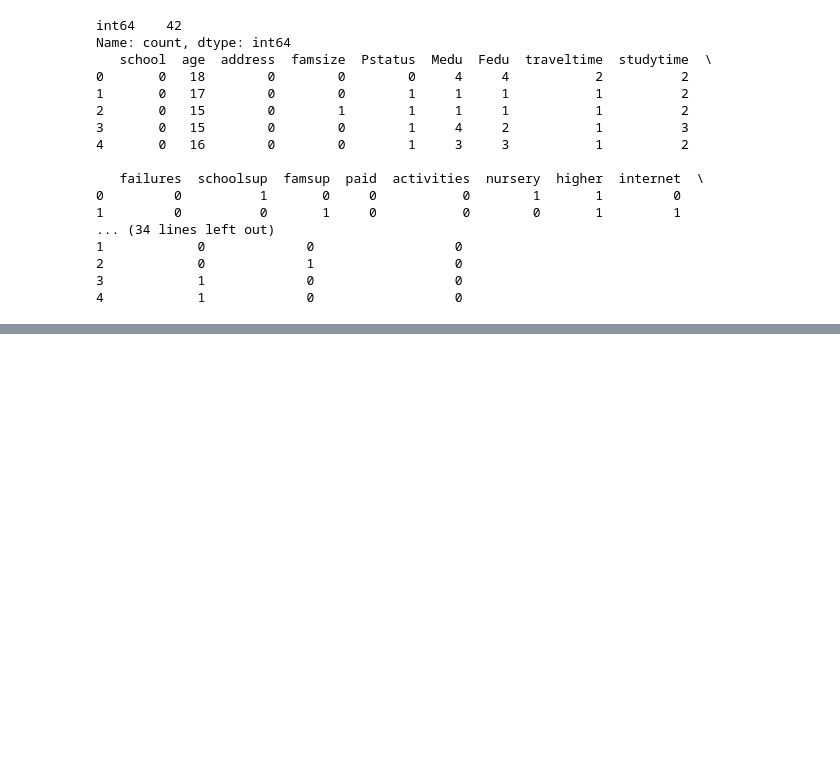
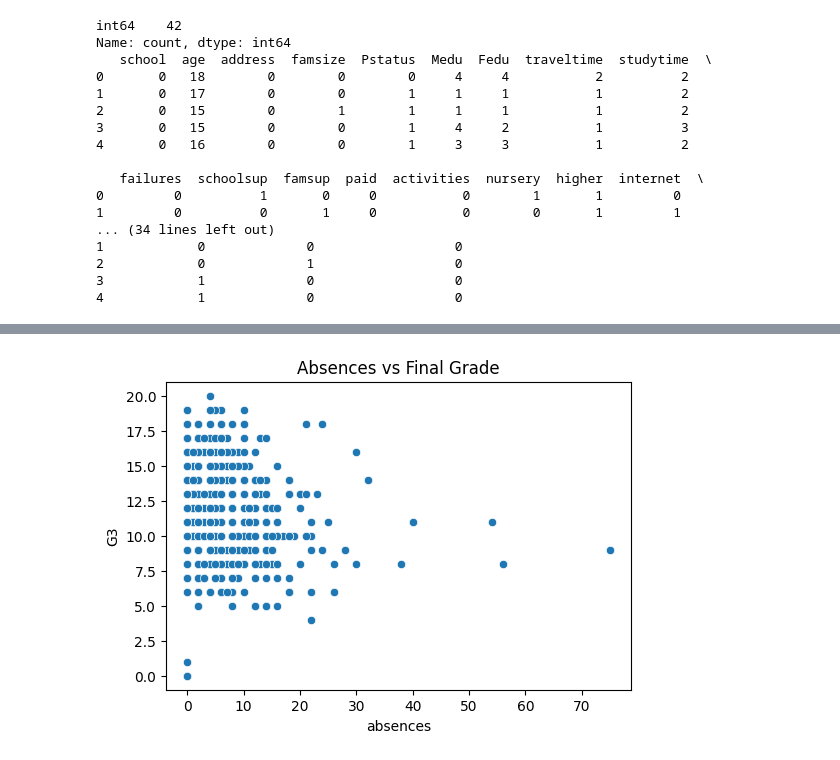
Before and after one commit to intuition-explorer/ML-Algorithms, a Jupyter notebook: perf_portmath_EDA_clean_validate_testmodels.ipynb, the cells around one changed output, grey strips where cells are left out. Saved outputs shown, nothing was run; the diff lists cells and outputs as text; code cells hidden in the pictures; blank space fills up the shorter version.

```diff
--- a/perf_portmath_EDA_clean_validate_testmodels.ipynb
+++ b/perf_portmath_EDA_clean_validate_testmodels.ipynb
@@ -610,0 +630,10 @@ Quadratic Discriminant Analysis: 0.31210191082802546
+# %%
+import seaborn as sns
+import matplotlib.pyplot as plt
+
+plt.figure(figsize=(6,4))
+sns.scatterplot(data=df, x='absences', y='G3')
+plt.title('Absences vs Final Grade')
+plt.show()
+# %% [output]
+[figure, added]
```
Also changed, not shown: parts of 10 cells of this notebook.
